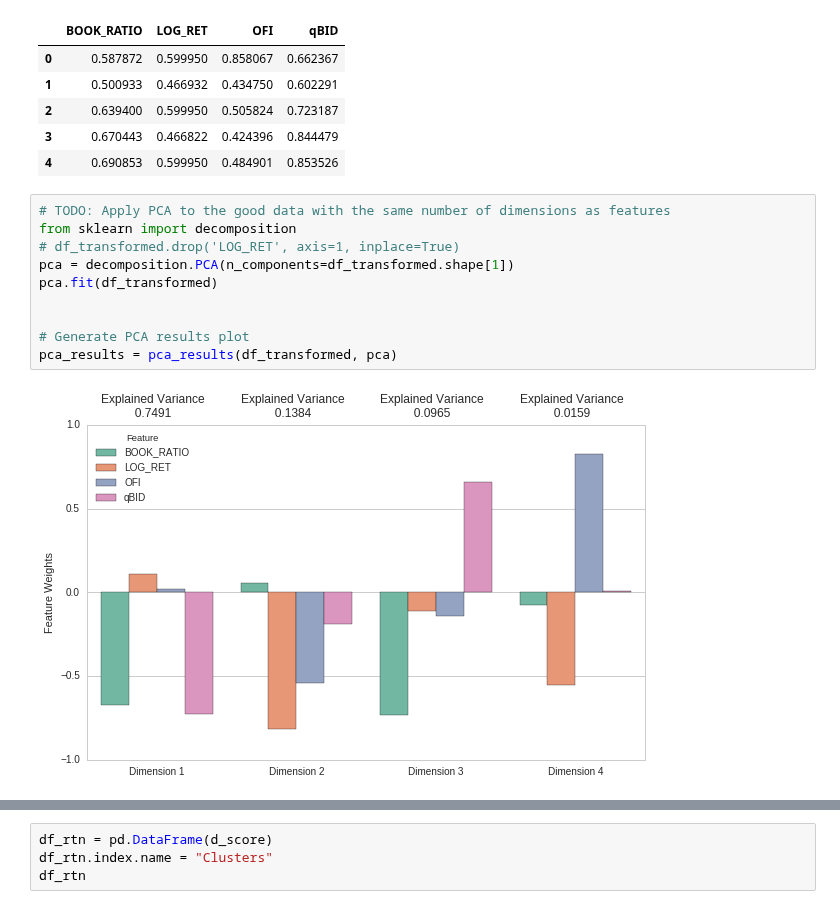
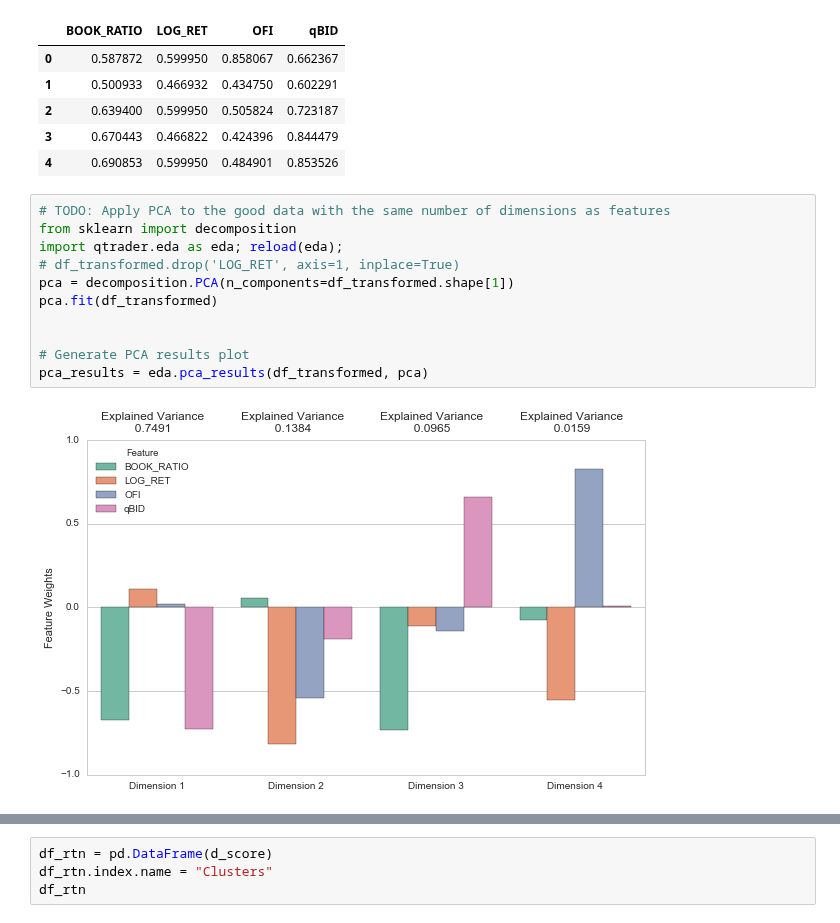
Before and after one commit to ucaiado/QLearning_Trading, a Jupyter notebook: learning_trade.ipynb, the cells around one changed output, grey strips where cells are left out. Drawn from its saved outputs; the diff is of its cells as text.

```diff
--- a/learning_trade.ipynb
+++ b/learning_trade.ipynb
@@ -407,15 +333,16 @@ df_transformed.head()
 # %%
 # TODO: Apply PCA to the good data with the same number of dimensions as features
 from sklearn import decomposition
+import qtrader.eda as eda; reload(eda);
 # df_transformed.drop('LOG_RET', axis=1, inplace=True)
 pca = decomposition.PCA(n_components=df_transformed.shape[1])
 pca.fit(df_transformed)
 
 
 # Generate PCA results plot
-pca_results = pca_results(df_transformed, pca)
+pca_results = eda.pca_results(df_transformed, pca)
 # %% [output]
-[figure, old version]
+[figure, new version]
 # %%
 # TODO: Fit PCA to the good data using only two dimensions
 pca = decomposition.PCA(n_components=2)
```
Also changed, not shown: parts of 34 cells of this notebook, 8 other files.
